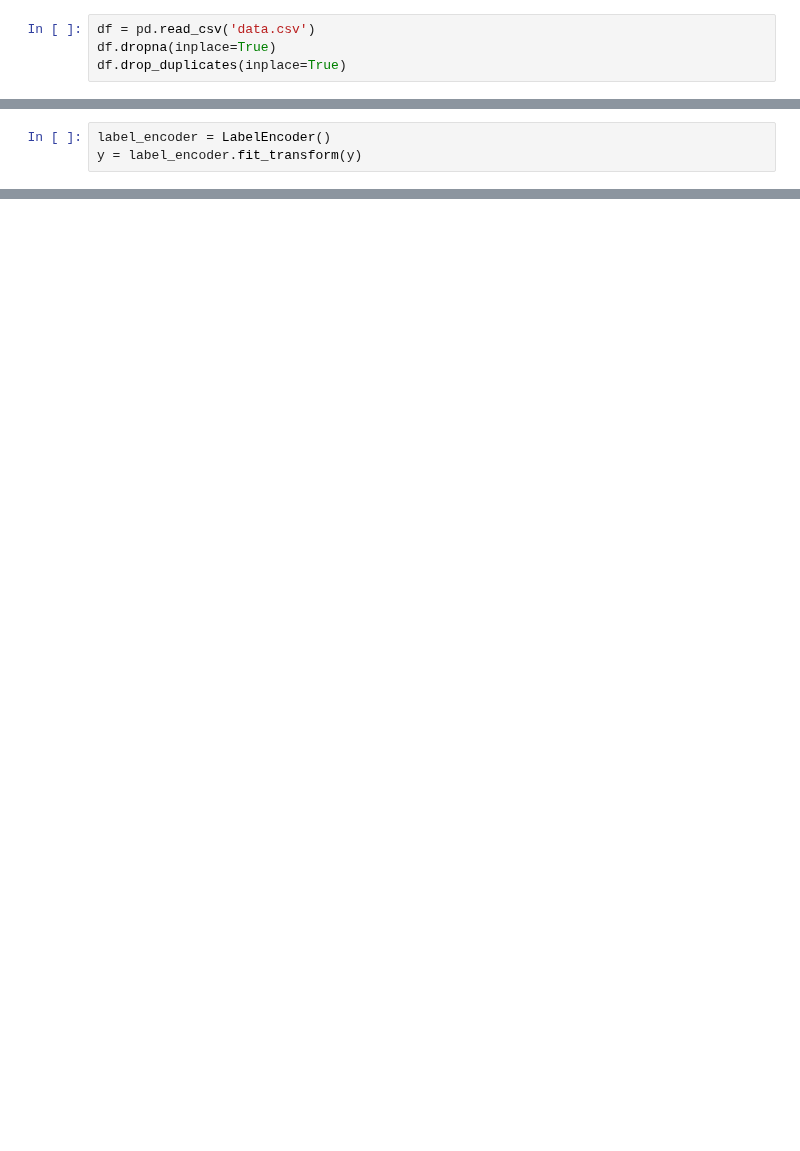
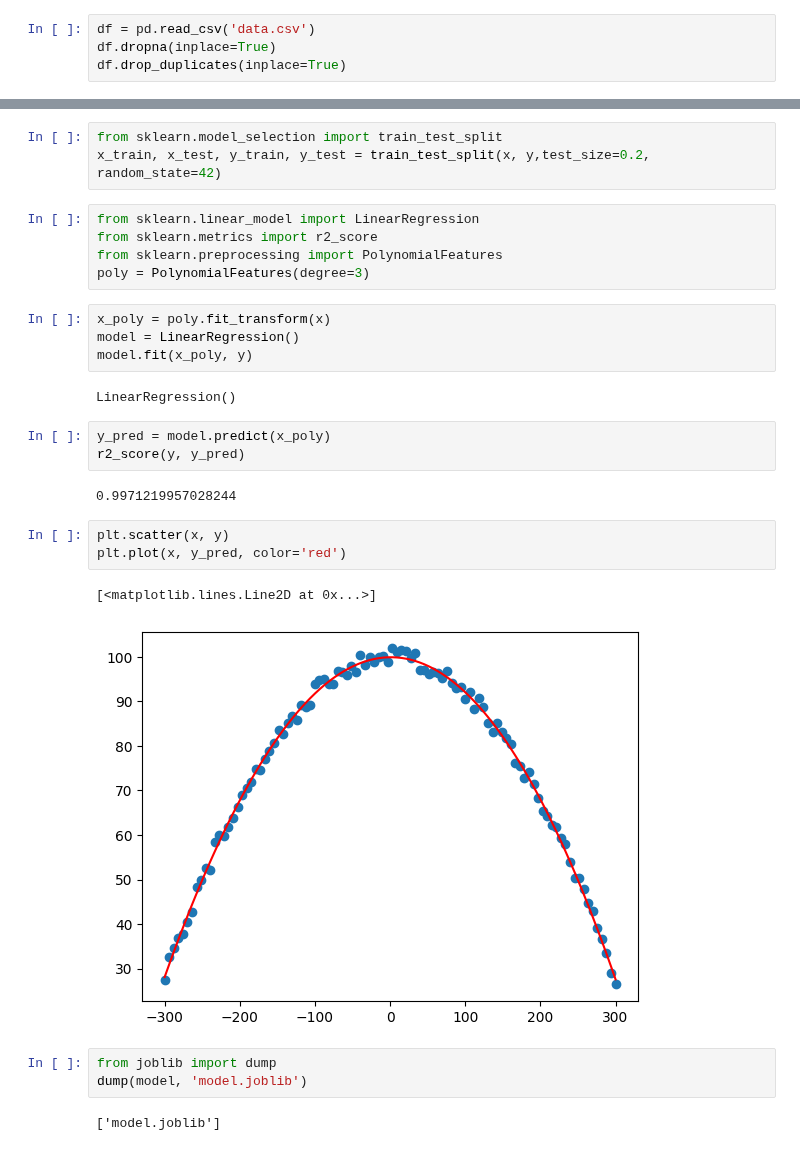
Before and after one commit to MannuVilasara/Machine-Learning, a Jupyter notebook: poly2/ml.ipynb, the cells around one changed output, grey strips where cells are left out. Cells and saved outputs as stored; diff of their text form; blank space fills up the shorter version.

```diff
--- a/poly2/ml.ipynb
+++ b/poly2/ml.ipynb
@@ -54,3 +40,0 @@ array([[1.],
-# %%
-label_encoder = LabelEncoder()
-y = label_encoder.fit_transform(y)
@@ -86,0 +57,30 @@ array([[1., 0., 0., 0.],
+# %%
+from sklearn.model_selection import train_test_split
+x_train, x_test, y_train, y_test = train_test_split(x, y,test_size=0.2, random_state=42)
+# %%
+from sklearn.linear_model import LinearRegression
+from sklearn.metrics import r2_score
+from sklearn.preprocessing import PolynomialFeatures
+poly = PolynomialFeatures(degree=3)
+# %%
+x_poly = poly.fit_transform(x)
+model = LinearRegression()
+model.fit(x_poly, y)
+# %% [output]
+LinearRegression()
+# %%
+y_pred = model.predict(x_poly)
+r2_score(y, y_pred)
+# %% [output]
+0.9971219957028244
+# %%
+plt.scatter(x, y)
+plt.plot(x, y_pred, color='red')
+# %% [output]
+[<matplotlib.lines.Line2D at 0x...>]
+[figure, added]
+# %%
+from joblib import dump
+dump(model, 'model.joblib')
+# %% [output]
+['model.joblib']
```
Also changed, not shown: parts of 12 cells of this notebook, 6 other files.
